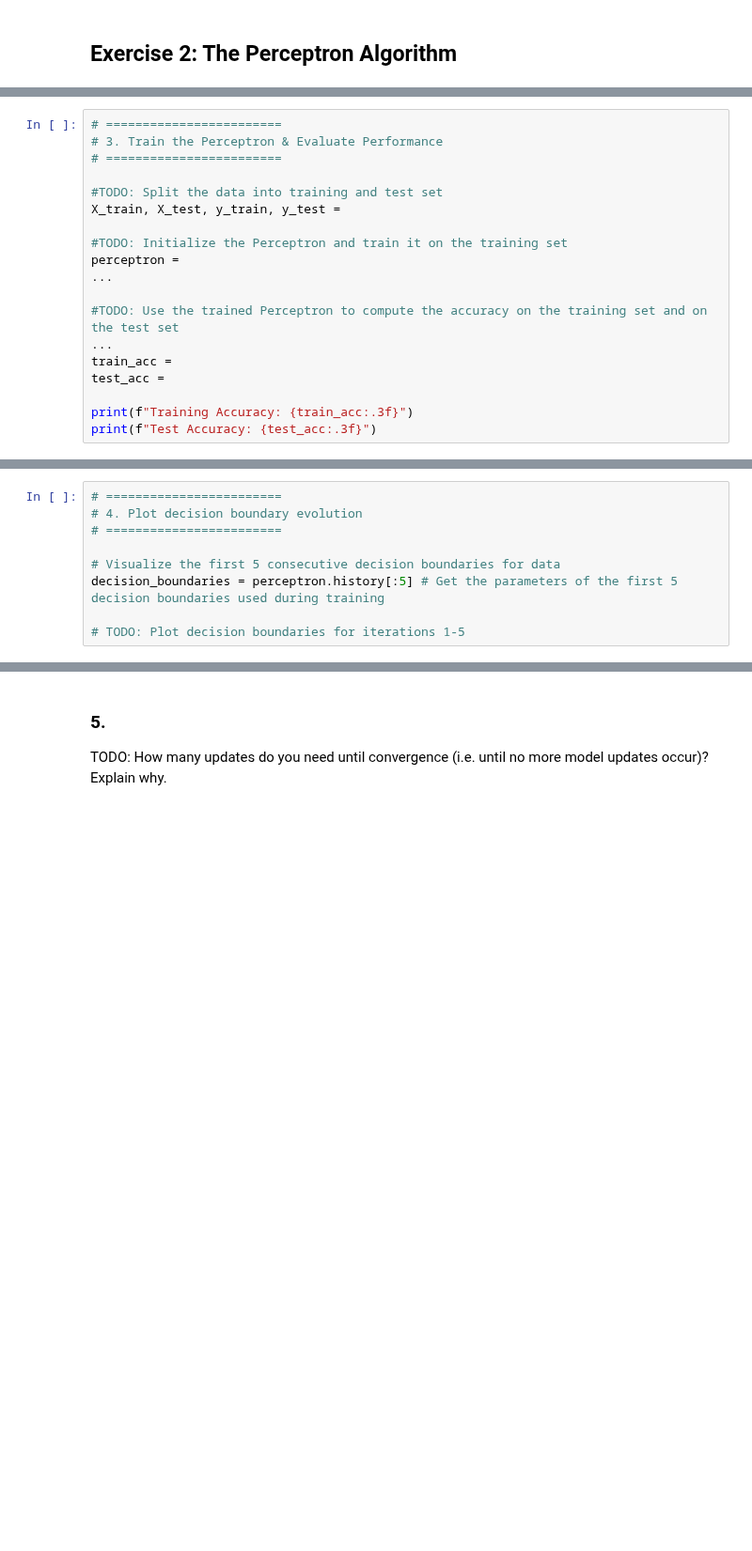
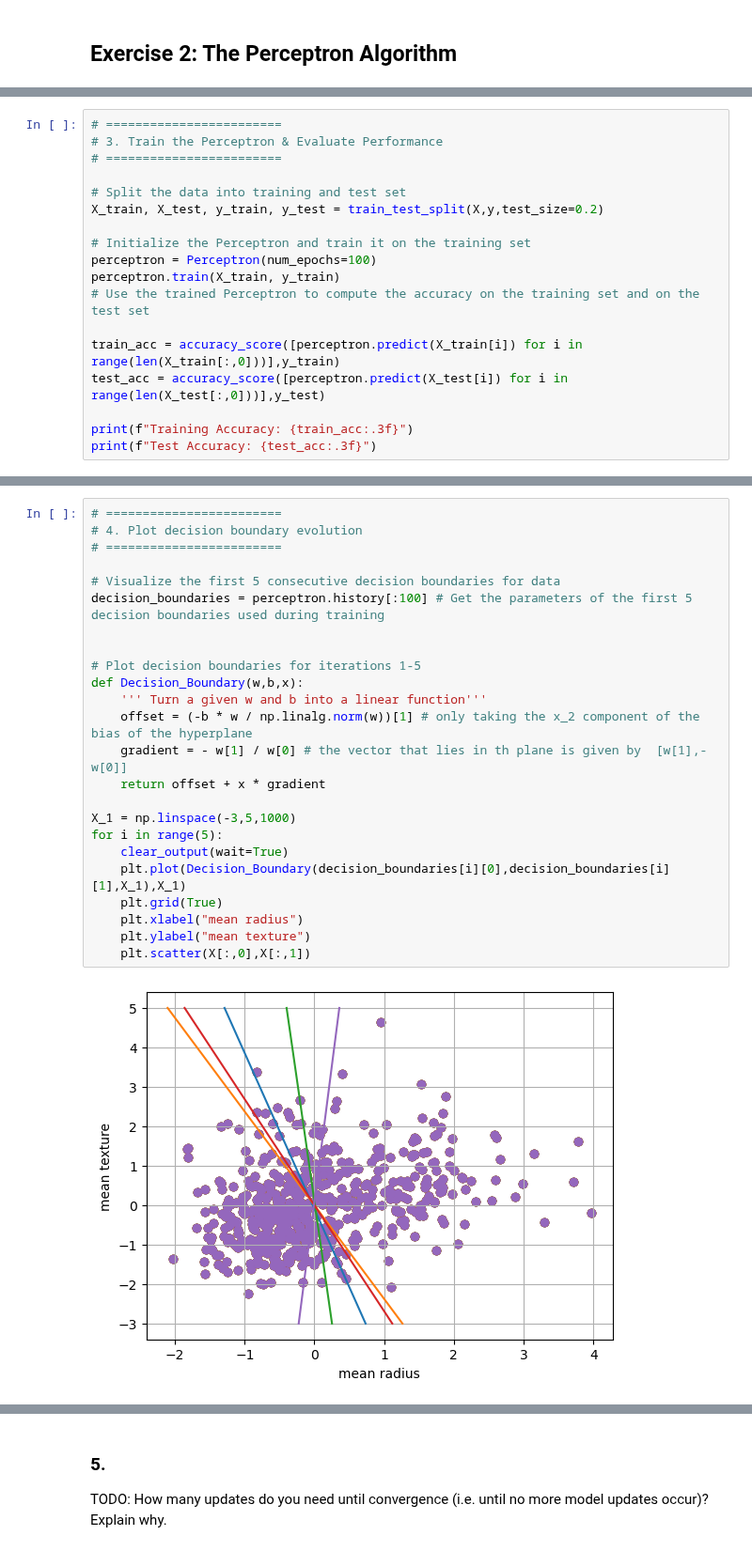
Before and after one commit to emit33/MLE, a Jupyter notebook: sheet01/MLE25_sheet01.ipynb, the cells around one changed output, grey strips where cells are left out. Shown at 94% size. Cells and saved outputs as stored; diff of their text form; blank space fills up the shorter version.

```diff
--- a/sheet01/MLE25_sheet01.ipynb
+++ b/sheet01/MLE25_sheet01.ipynb
@@ -80,17 +100,16 @@ class Perceptron:
 # 3. Train the Perceptron & Evaluate Performance
 # ========================
 
-#TODO: Split the data into training and test set
-X_train, X_test, y_train, y_test =
+# Split the data into training and test set
+X_train, X_test, y_train, y_test = train_test_split(X,y,test_size=0.2)
 
-#TODO: Initialize the Perceptron and train it on the training set
-perceptron =
-...
+# Initialize the Perceptron and train it on the training set
+perceptron = Perceptron(num_epochs=100)
+perceptron.train(X_train, y_train)
+# Use the trained Perceptron to compute the accuracy on the training set and on the test set
 
-#TODO: Use the trained Perceptron to compute the accuracy on the training set and on the test set
-...
-train_acc =
-test_acc =
+train_acc = accuracy_score([perceptron.predict(X_train[i]) for i in range(len(X_train[:,0]))],y_train)
+test_acc = accuracy_score([perceptron.predict(X_test[i]) for i in range(len(X_test[:,0]))],y_test)
 
 print(f"Training Accuracy: {train_acc:.3f}")
 print(f"Test Accuracy: {test_acc:.3f}")
@@ -97,9 +119,26 @@ print(f"Test Accuracy: {test_acc:.3f}")
 # %%
 # ========================
 # 4. Plot decision boundary evolution
 # ========================
 
 # Visualize the first 5 consecutive decision boundaries for data
-decision_boundaries = perceptron.history[:5] # Get the parameters of the first 5 decision boundaries used during training
+decision_boundaries = perceptron.history[:100] # Get the parameters of the first 5 decision boundaries used during training
 
-# TODO: Plot decision boundaries for iterations 1-5
+
+# Plot decision boundaries for iterations 1-5
+def Decision_Boundary(w,b,x):
+    ''' Turn a given w and b into a linear function'''
+    offset = (-b * w / np.linalg.norm(w))[1] # only taking the x_2 component of the bias of the hyperplane
+    gradient = - w[1] / w[0] # the vector that lies in th plane is given by  [w[1],-w[0]]
+    return offset + x * gradient
+
+X_1 = np.linspace(-3,5,1000)
+for i in range(5):
+    clear_output(wait=True)
+    plt.plot(Decision_Boundary(decision_boundaries[i][0],decision_boundaries[i][1],X_1),X_1)
+    plt.grid(True)
+    plt.xlabel("mean radius")
+    plt.ylabel("mean texture")
+    plt.scatter(X[:,0],X[:,1])
+# %% [output]
+[figure, added]
```
Also changed, not shown: parts of 12 cells of this notebook.
